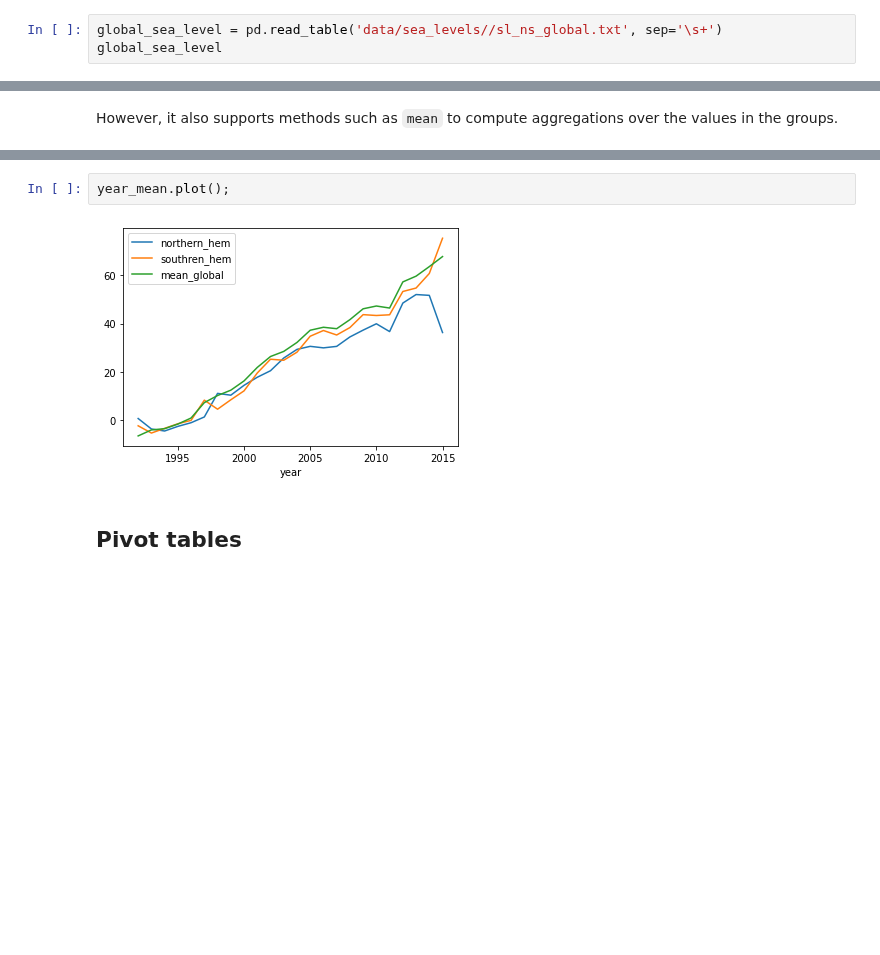
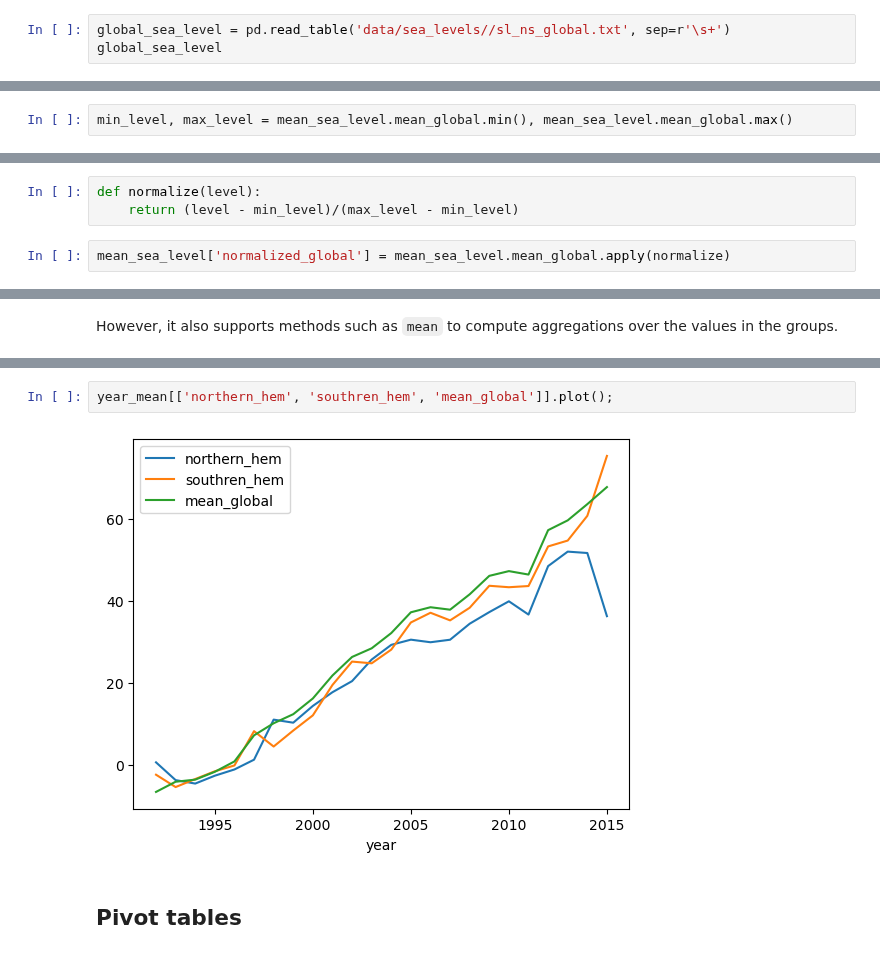
Before and after one commit to gjbex/Python-for-data-science, a Jupyter notebook: source-code/pandas/pandas_intro.ipynb, the cells around one changed output, grey strips where cells are left out. Saved outputs shown, nothing was run; the diff lists cells and outputs as text; blank space fills up the shorter version.

```diff
--- a/source-code/pandas/pandas_intro.ipynb
+++ b/source-code/pandas/pandas_intro.ipynb
@@ -115,7 +115,7 @@ southren_sea_level
 | 816 | 2015.1395 | 86.893 | NaN |
 817 rows × 3 columns
 # %%
-global_sea_level = pd.read_table('data/sea_levels//sl_ns_global.txt', sep='\s+')
+global_sea_level = pd.read_table('data/sea_levels//sl_ns_global.txt', sep=r'\s+')
 global_sea_level
 # %% [output]
 |  | year | msl_ib_ns(mm) | #version_2015_rel2 |
@@ -740,2 +748,4 @@ PeriodIndex(['1880-01', '1880-02', '1880-03', '1880-04', '1880-05', '1880-06',
+# %%
+min_level, max_level = mean_sea_level.mean_global.min(), mean_sea_level.mean_global.max()
 # %% [markdown]
 The most general way to transform columns in a dataframe is through the `apply` method that takes a function as an argument, and will apply it to each value in that column.
@@ -753,0 +752,5 @@ Timestamp('2021-11-02 00:00:00')
+# %%
+def normalize(level):
+    return (level - min_level)/(max_level - min_level)
+# %%
+mean_sea_level['normalized_global'] = mean_sea_level.mean_global.apply(normalize)
@@ -902,7 +910,7 @@ year_mean
 # %%
-year_mean.plot();
+year_mean[['northern_hem', 'southren_hem', 'mean_global']].plot();
 # %% [output]
-[figure, old version]
+[figure, new version]
 # %% [markdown]
 ## Pivot tables
 # %% [markdown]
```
Also changed, not shown: parts of 31 cells of this notebook.
